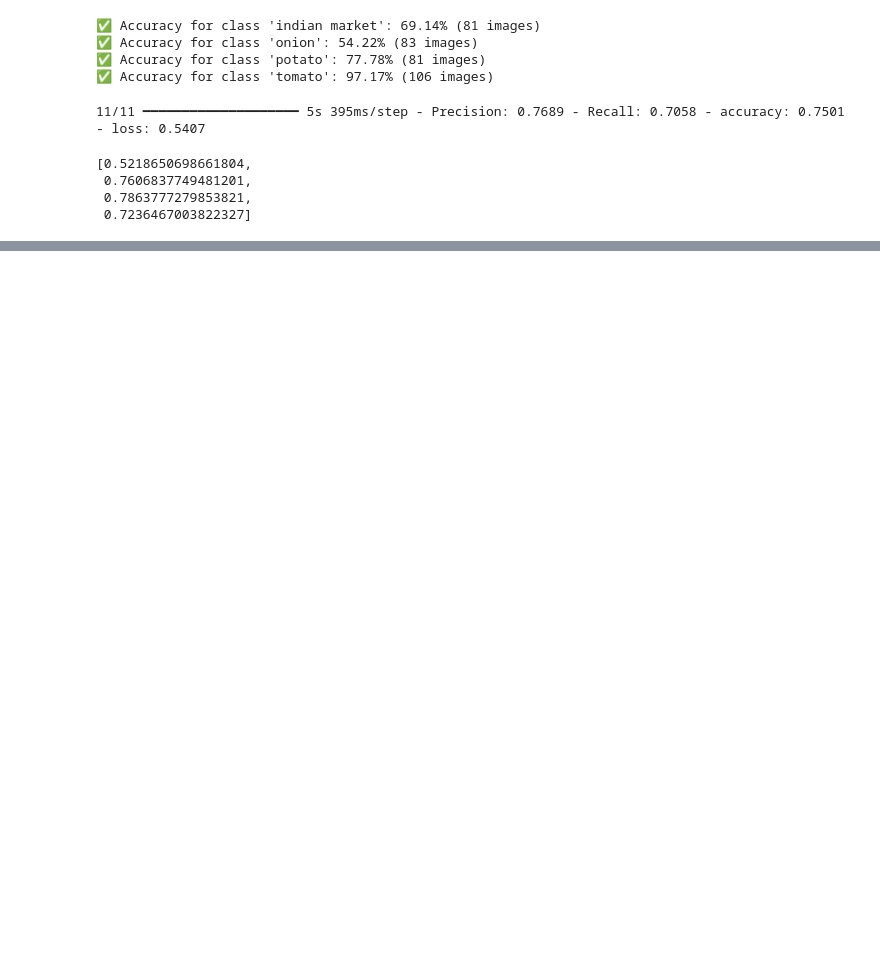
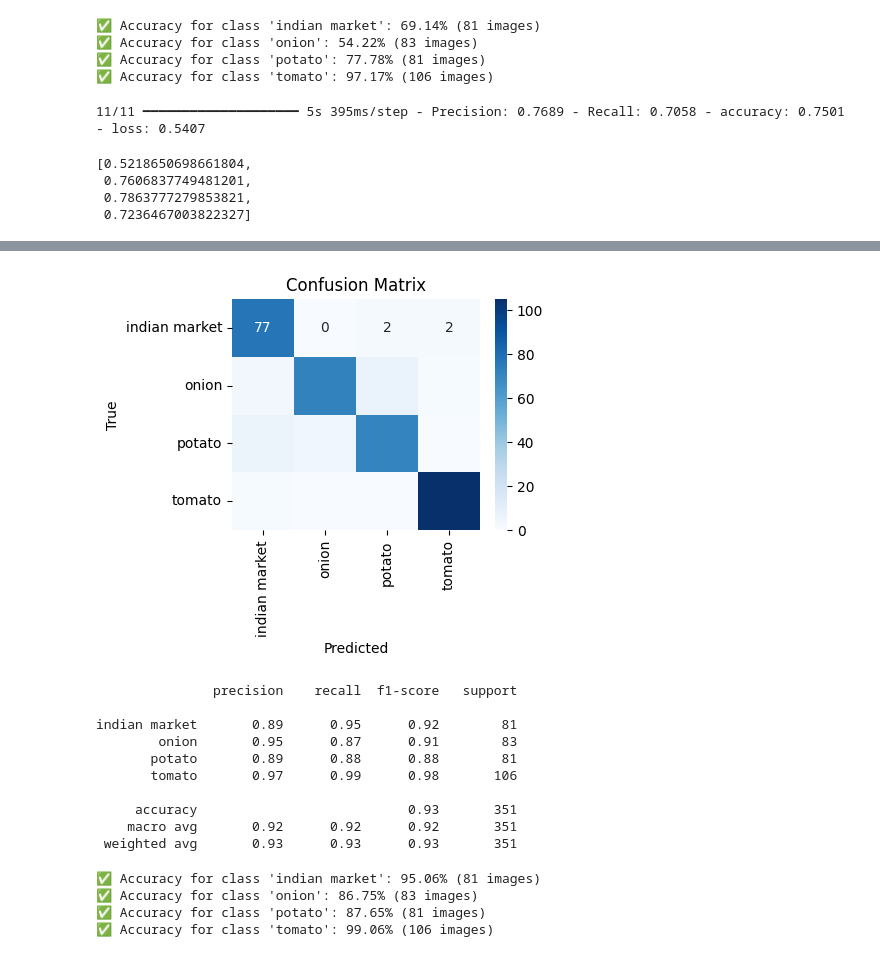
Before and after one commit to sshivadas/ProduceClassifier, a Jupyter notebook: workspace/ModelTraining.ipynb, the cells around one changed output, grey strips where cells are left out. Drawn from its saved outputs; the diff is of its cells as text; code cells hidden in the pictures; blank space fills up the shorter version.

Commit message:
Version 2.0
Resnet model

```diff
--- a/workspace/ModelTraining.ipynb
+++ b/workspace/ModelTraining.ipynb
@@ -241,0 +230,3 @@ model_CNN.evaluate(test_ds)
+# %%
+# RESNET model
+model_resnet = tf.keras.applications.resnet50.ResNet50(input_shape=(256, 256, 3), include_top = False)
@@ -241,0 +248,16 @@ model_CNN.evaluate(test_ds)
+# %%
+transfer_model_RESNET.compile(optimizer = tf.keras.optimizers.Adam(learning_rate = 1e-4),
+              loss = tf.keras.losses.CategoricalCrossentropy(),
+              metrics = ['accuracy', 'Precision', 'Recall'])
+# %%
+log_dir = "logs/ResNet"
+
+tensorboard_cb = tf.keras.callbacks.TensorBoard(log_dir=log_dir, histogram_freq=1)
+
+checkpoint_cb = tf.keras.callbacks.ModelCheckpoint("ProduceClassifier.keras", save_best_only=True)
+
+early_stopping_cb = tf.keras.callbacks.EarlyStopping(
+    monitor = 'val_loss', patience = 5, restore_best_weights=True
+)
+# %%
+history_resnet = transfer_model_RESNET.fit(aug_ds, validation_data = valid_ds, epochs = 20, callbacks=[tensorboard_cb, checkpoint_cb, early_stopping_cb])
@@ -241,0 +288,21 @@ model_CNN.evaluate(test_ds)
+# %%
+y_true = tf.concat([y for x, y in test_ds], axis=0).numpy()
+if y_true.ndim > 1:  # one-hot or multi-label
+    y_true = y_true.argmax(axis=1)  # convert one-hot to integer labels
+
+#y_true = tf.concat([y for x, y in test_ds], axis=0).numpy()
+y_pred_probs = transfer_model_RESNET.predict(test_ds)
+y_pred = tf.argmax(y_pred_probs, axis=1).numpy()
+
+cm = confusion_matrix(y_true, y_pred)
+
+plt.figure(figsize=(4, 3))
+sns.heatmap(cm, annot=True, fmt='d', cmap='Blues', xticklabels=class_names, yticklabels=class_names)
+plt.xlabel('Predicted')
+plt.ylabel('True')
+plt.title('Confusion Matrix')
+plt.show()
+
+# Optional: print classification report
+print(classification_report(y_true, y_pred, target_names=class_names))
+# %% [output]
@@ -241,0 +310,18 @@ model_CNN.evaluate(test_ds)
+[figure, added]
+               precision    recall  f1-score   support
+
+indian market       0.89      0.95      0.92        81
+        onion       0.95      0.87      0.91        83
+       potato       0.89      0.88      0.88        81
+       tomato       0.97      0.99      0.98       106
+
+     accuracy                           0.93       351
+    macro avg       0.92      0.92      0.92       351
+ weighted avg       0.93      0.93      0.93       351
+# %%
+classwise_accuracy(test_path,transfer_model_RESNET,class_names)
+# %% [output]
+✅ Accuracy for class 'indian market': 95.06% (81 images)
+✅ Accuracy for class 'onion': 86.75% (83 images)
+✅ Accuracy for class 'potato': 87.65% (81 images)
+✅ Accuracy for class 'tomato': 99.06% (106 images)
```
Also changed, not shown: parts of 8 cells of this notebook, 22 other files.
